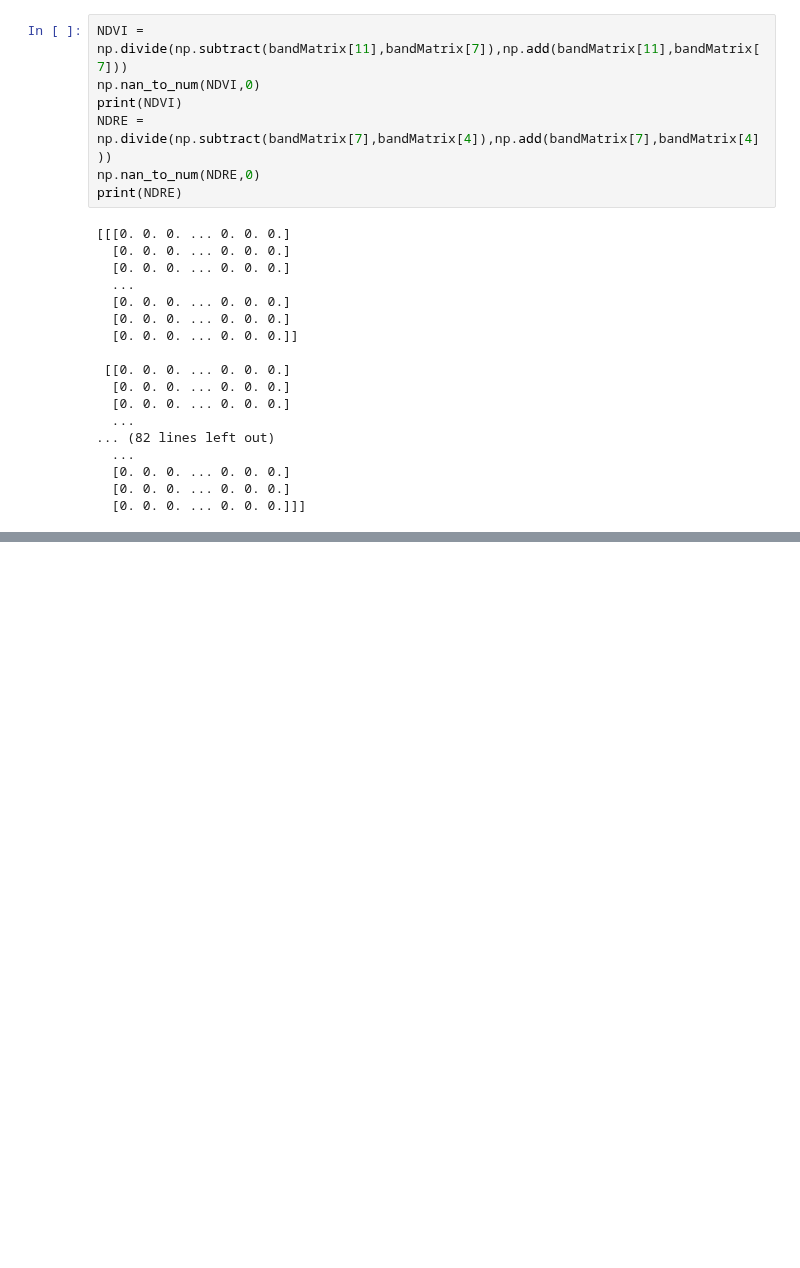
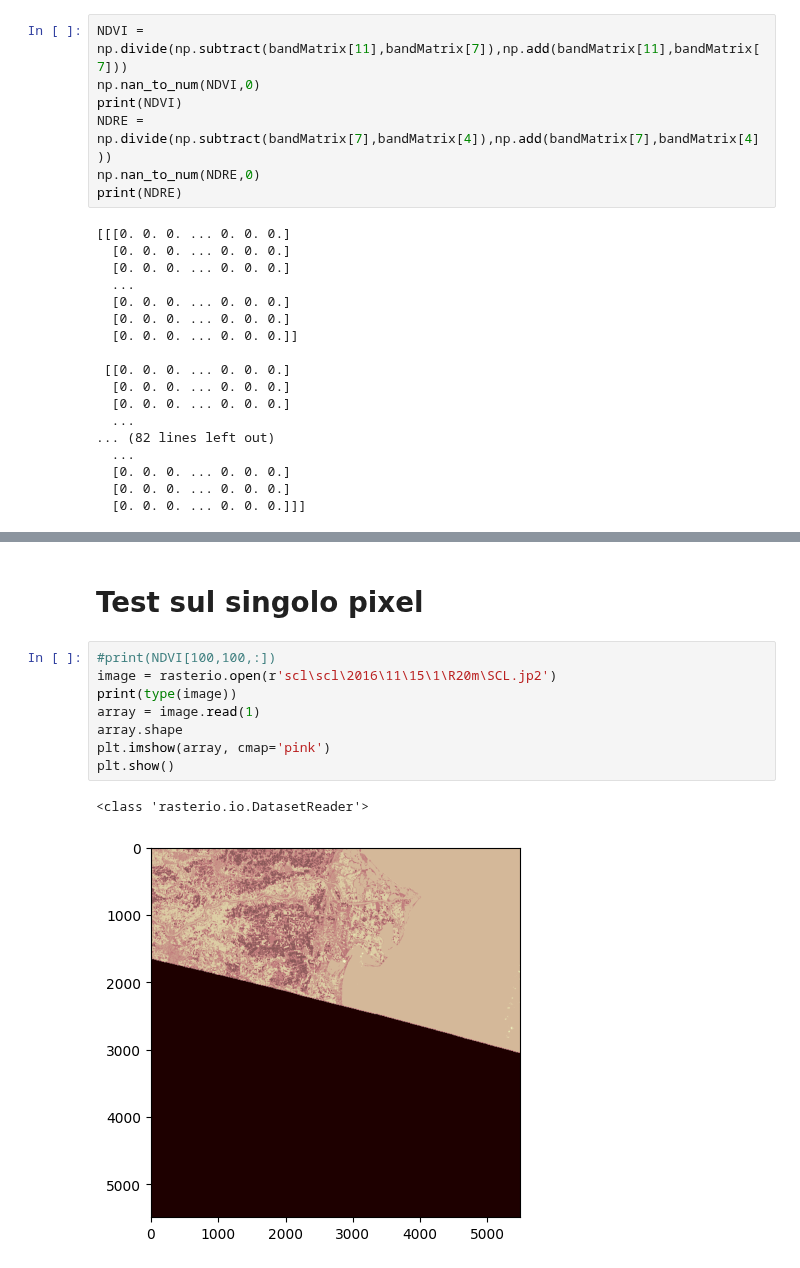
Before and after one commit to Simone-Scalella/AgriVision2022, a Jupyter notebook: geoT2.ipynb, the cells around one changed output, grey strips where cells are left out. Saved outputs shown, nothing was run; the diff lists cells and outputs as text; blank space fills up the shorter version.

```diff
--- a/geoT2.ipynb
+++ b/geoT2.ipynb
@@ -87,0 +132,13 @@ print(NDRE)
+# %% [markdown]
+# Test sul singolo pixel
+# %%
+#print(NDVI[100,100,:])
+image = rasterio.open(r'scl\scl\2016\11\15\1\R20m\SCL.jp2')
+print(type(image))
+array = image.read(1)
+array.shape
+plt.imshow(array, cmap='pink')
+plt.show()
+# %% [output]
+<class 'rasterio.io.DatasetReader'>
+[figure, added]
```
Also changed, not shown: parts of 9 cells of this notebook, 1 other file.
